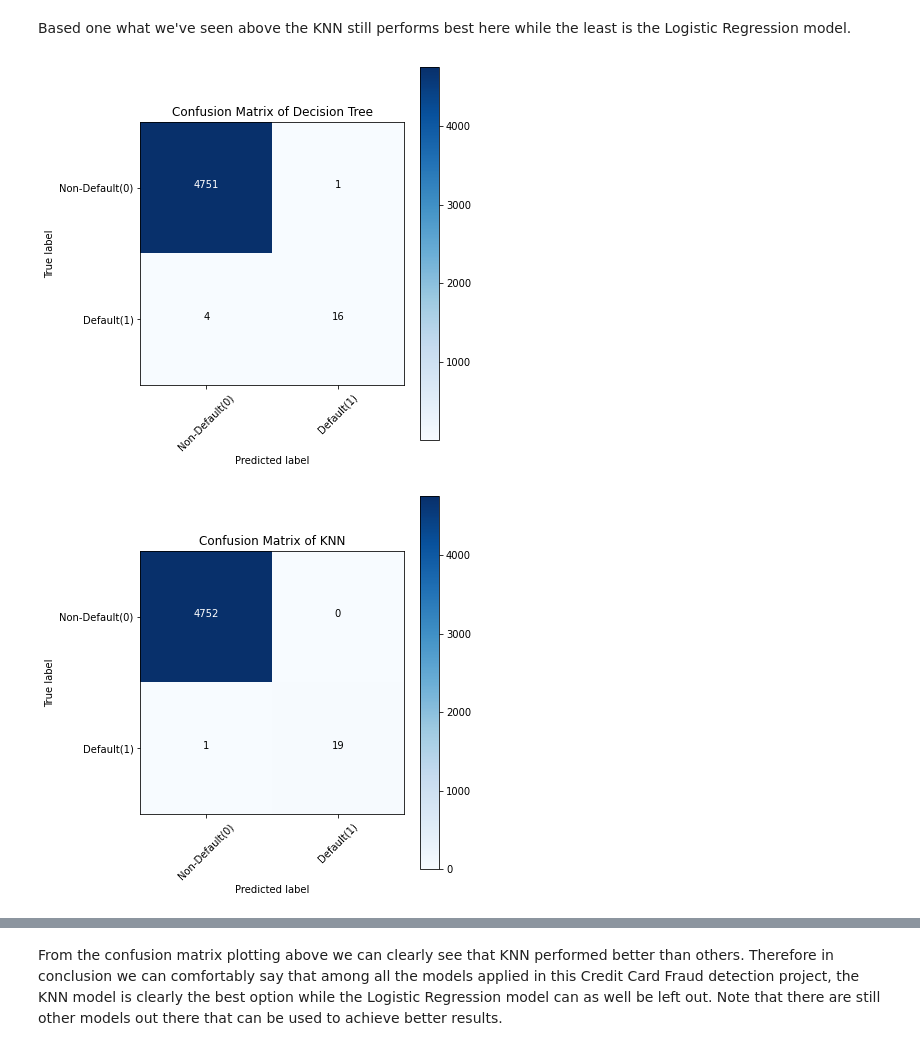
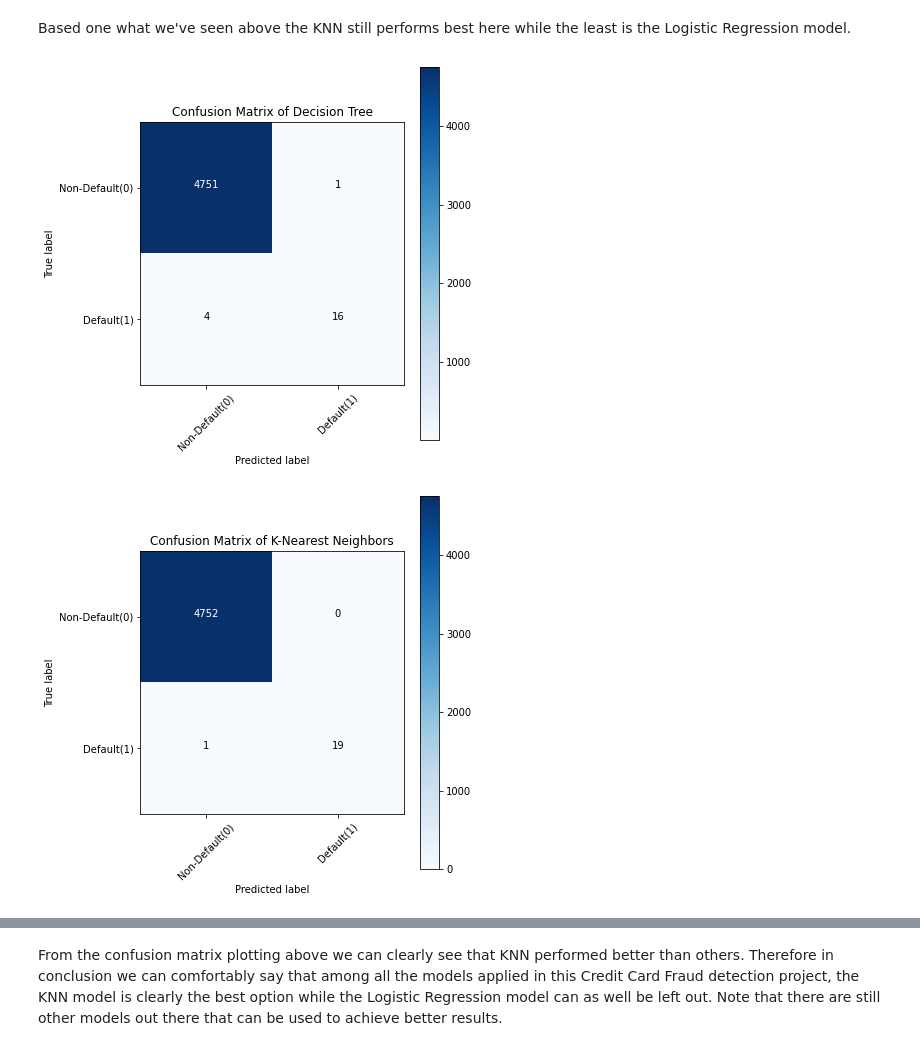
Before and after one commit to victoruwazurike1/credit-card_fraud-detection, a Jupyter notebook: Credit_Card_Fraud_Detection.ipynb, the cells around one changed output, grey strips where cells are left out. Drawn from its saved outputs; the diff is of its cells as text; code cells hidden in the pictures.

```diff
--- a/Credit_Card_Fraud_Detection.ipynb
+++ b/Credit_Card_Fraud_Detection.ipynb
@@ -247,7 +247,7 @@ Based one what we've seen above the KNN still performs best here while the least
 # Now we are going to look at the COnfusion Matrix
 # 3. Confusion Matrix
 
-# We will start by defining the plot function
+# We will start by defining the plot function for the Confusion Matrix
 
 def plot_confusion_matrix(cm, classes, title, normalize = False, cmap = plt.cm.Blues):
     title = 'Confusion Matrix of {}'.format(title)
@@ -278,7 +278,7 @@ tree_matrix = confusion_matrix(y_test, tree_pred, labels = [0, 1]) # Decision Tr
 knn_matrix = confusion_matrix(y_test, knn_pred, labels = [0, 1]) # K-Nearest Neighbors
 lr_matrix = confusion_matrix(y_test, lr_pred, labels = [0, 1]) # Logistic Regression
 svm_matrix = confusion_matrix(y_test, svm_pred, labels = [0, 1]) # Support Vector Machine
-rf_matrix = confusion_matrix(y_test, rfc_pred, labels = [0, 1]) # Random Forest Tree
+rfc_matrix = confusion_matrix(y_test, rfc_pred, labels = [0, 1]) # Random Forest Tree
 xgb_matrix = confusion_matrix(y_test, xgb_pred, labels = [0, 1]) # XGBoost
 
 # Plot the confusion matrix
@@ -297,7 +297,7 @@ plt.show()
 
 knn_cm_plot = plot_confusion_matrix(knn_matrix,
                                 classes = ['Non-Default(0)','Default(1)'],
-                                normalize = False, title = 'KNN')
+                                normalize = False, title = 'K-Nearest Neighbors')
 plt.savefig('knn_cm_plot.png')
 plt.show()
 
@@ -305,36 +305,36 @@ plt.show()
 
 lr_cm_plot = plot_confusion_matrix(lr_matrix,
                                 classes = ['Non-Default(0)','Default(1)'],
                                 normalize = False, title = 'Logistic Regression')
 plt.savefig('lr_cm_plot.png')
 plt.show()
 
 # 4. Support Vector Machine
 
 svm_cm_plot = plot_confusion_matrix(svm_matrix,
                                 classes = ['Non-Default(0)','Default(1)'],
                                 normalize = False, title = 'SVM')
 plt.savefig('svm_cm_plot.png')
 plt.show()
 
 # 5. Random forest tree
 
-rf_cm_plot = plot_confusion_matrix(rf_matrix,
+rfc_cm_plot = plot_confusion_matrix(rfc_matrix,
                                 classes = ['Non-Default(0)','Default(1)'],
                                 normalize = False, title = 'Random Forest Tree')
-plt.savefig('rf_cm_plot.png')
+plt.savefig('rfc_cm_plot.png')
 plt.show()
 
 # 6. XGBoost
 
 xgb_cm_plot = plot_confusion_matrix(xgb_matrix,
                                 classes = ['Non-Default(0)','Default(1)'],
                                 normalize = False, title = 'XGBoost')
 plt.savefig('xgb_cm_plot.png')
 plt.show()
 # %% [output]
 [figure]
-[figure, old version]
+[figure, new version]
 [figure]
 [figure]
 [figure]
```
